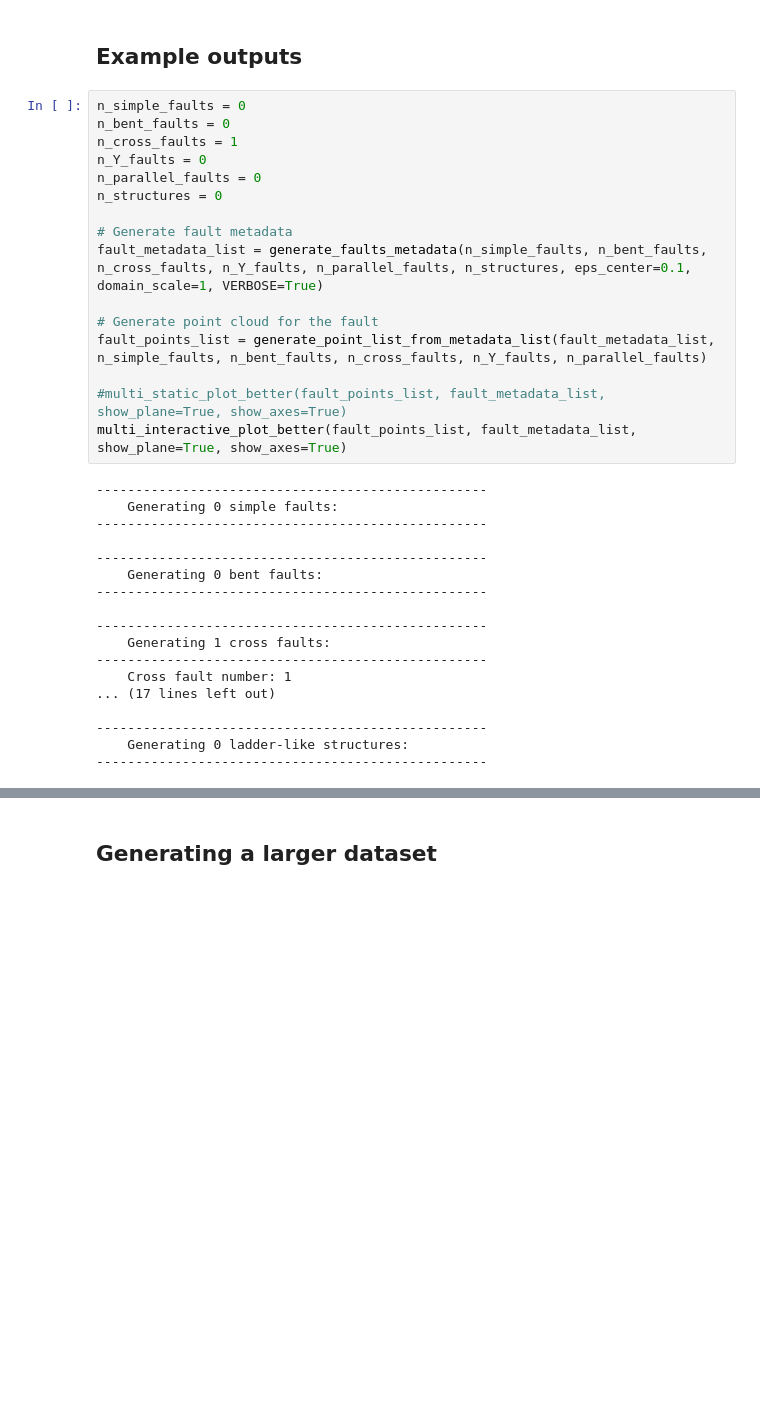
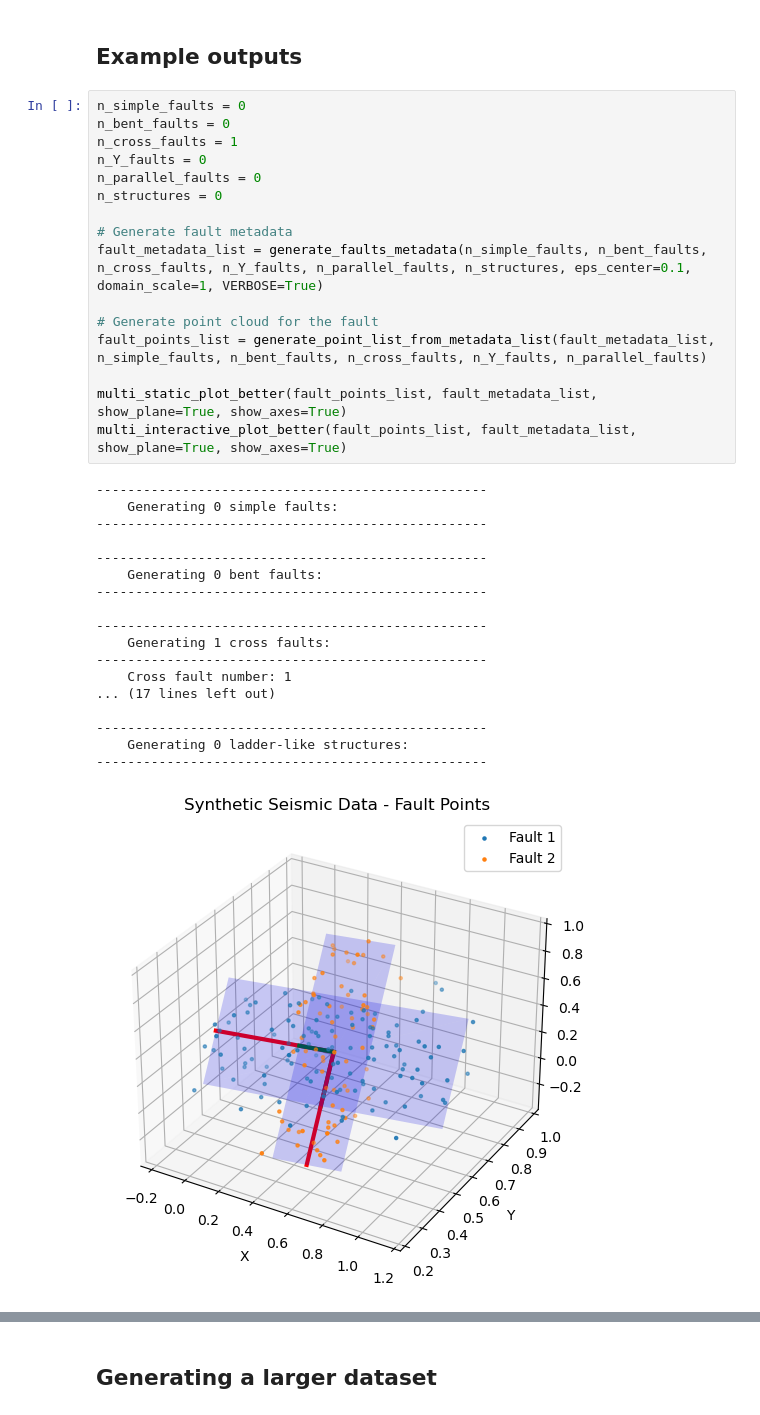
Before and after one commit to samhouliston/DSL_Quake_Fault_Reconstruction, a Jupyter notebook: synthetics/synthetics_python.ipynb, the cells around one changed output, grey strips where cells are left out. Cells and saved outputs as stored; diff of their text form; blank space fills up the shorter version.

```diff
--- a/synthetics/synthetics_python.ipynb
+++ b/synthetics/synthetics_python.ipynb
@@ -557,31 +560,32 @@ n_bent_faults = 0
 n_cross_faults = 1
 n_Y_faults = 0
 n_parallel_faults = 0
 n_structures = 0
 
 # Generate fault metadata
 fault_metadata_list = generate_faults_metadata(n_simple_faults, n_bent_faults, n_cross_faults, n_Y_faults, n_parallel_faults, n_structures, eps_center=0.1, domain_scale=1, VERBOSE=True)
 
 # Generate point cloud for the fault
 fault_points_list = generate_point_list_from_metadata_list(fault_metadata_list, n_simple_faults, n_bent_faults, n_cross_faults, n_Y_faults, n_parallel_faults)
 
-#multi_static_plot_better(fault_points_list, fault_metadata_list, show_plane=True, show_axes=True)
+multi_static_plot_better(fault_points_list, fault_metadata_list, show_plane=True, show_axes=True)
 multi_interactive_plot_better(fault_points_list, fault_metadata_list, show_plane=True, show_axes=True)
 # %% [output]
 --------------------------------------------------
     Generating 0 simple faults:
 --------------------------------------------------
 
 --------------------------------------------------
     Generating 0 bent faults:
 --------------------------------------------------
 
 --------------------------------------------------
     Generating 1 cross faults:
 --------------------------------------------------
     Cross fault number: 1
 ... (17 lines left out)
 
 --------------------------------------------------
     Generating 0 ladder-like structures:
 --------------------------------------------------
+[figure, added]
```
Also changed, not shown: parts of 4 cells of this notebook.
